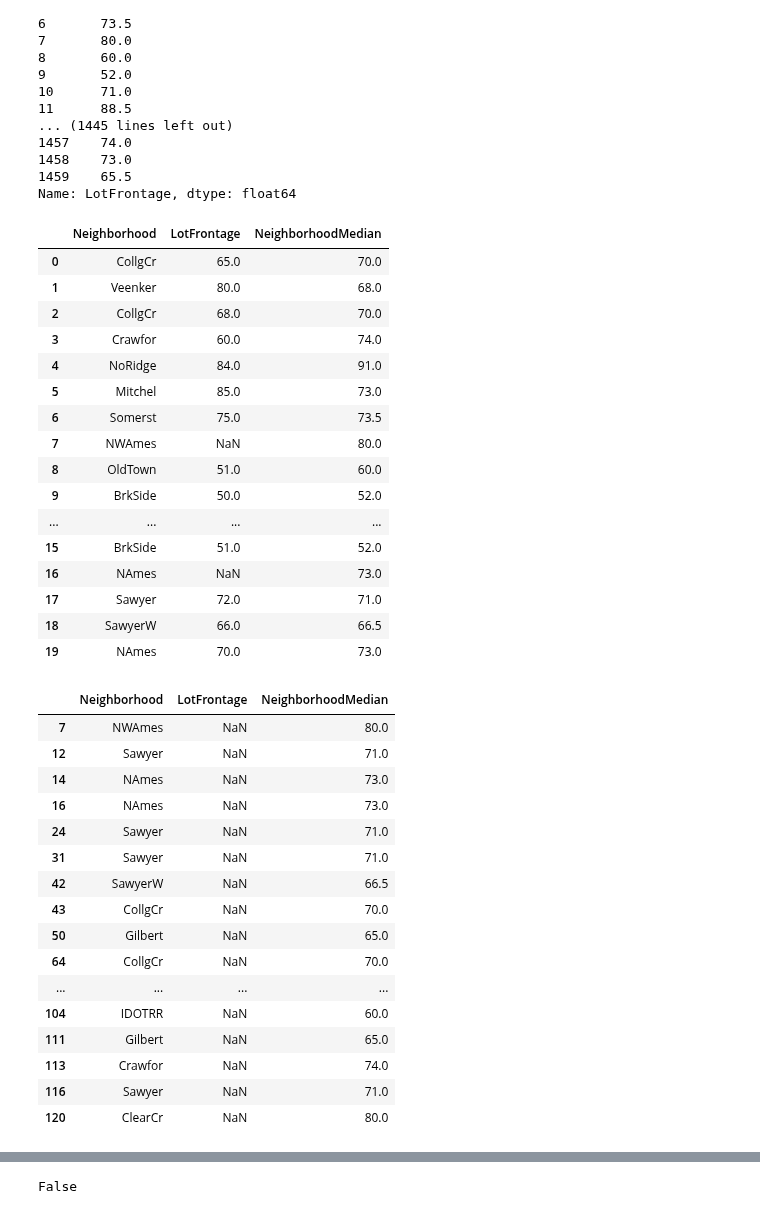
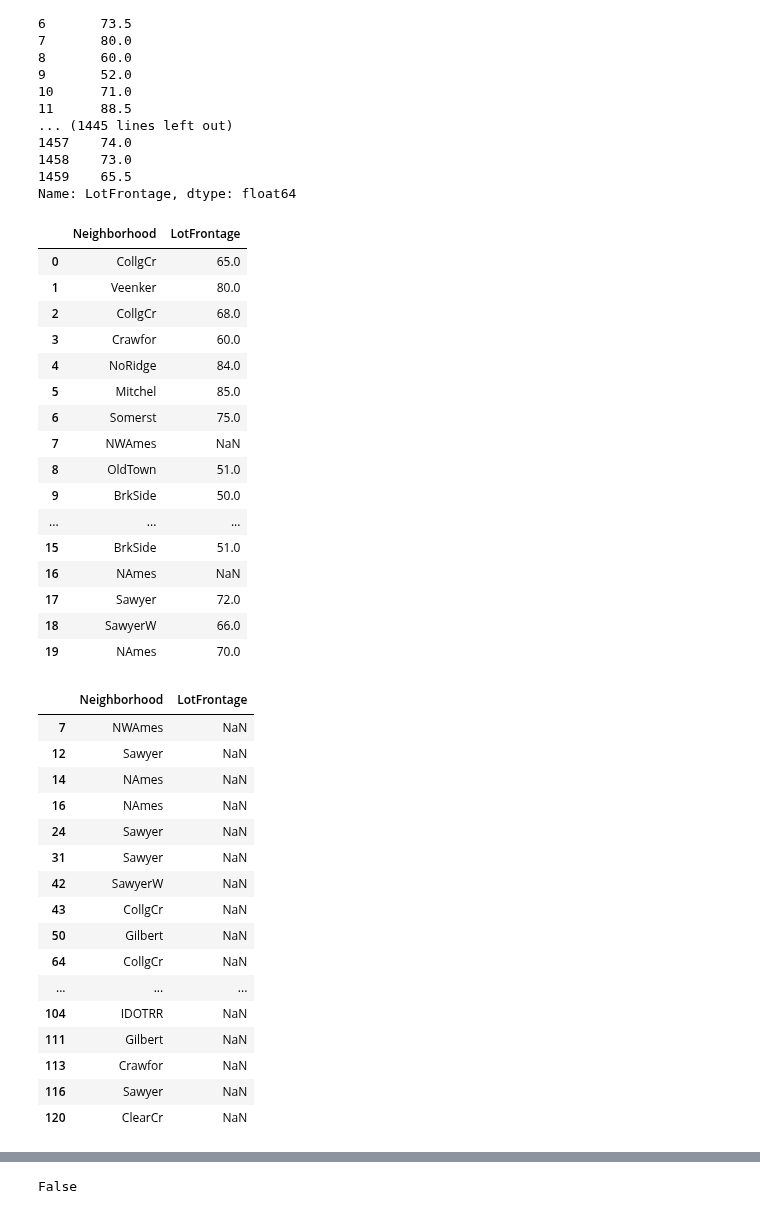
Before and after one commit to kogimurio/house_sales_prediction, a Jupyter notebook: saales_price_predictions.ipynb, the cells around one changed output, grey strips where cells are left out. Cells and saved outputs as stored; diff of their text form; code cells hidden in the pictures.

```diff
--- a/saales_price_predictions.ipynb
+++ b/saales_price_predictions.ipynb
@@ -1042,42 +1058,42 @@ dataset.groupby('Neighborhood')['LotFrontage'].transform('median')
 1459    65.5
 Name: LotFrontage, dtype: float64
 # %%
-dataset[['Neighborhood', 'LotFrontage', 'NeighborhoodMedian']].head(20)
+dataset[['Neighborhood', 'LotFrontage']].head(20)
 # %% [output]
-|  | Neighborhood | LotFrontage | NeighborhoodMedian |
-| 0 | CollgCr | 65.0 | 70.0 |
-| 1 | Veenker | 80.0 | 68.0 |
-| 2 | CollgCr | 68.0 | 70.0 |
-| 3 | Crawfor | 60.0 | 74.0 |
-| 4 | NoRidge | 84.0 | 91.0 |
-| 5 | Mitchel | 85.0 | 73.0 |
-| 6 | Somerst | 75.0 | 73.5 |
-| 7 | NWAmes | NaN | 80.0 |
-| 8 | OldTown | 51.0 | 60.0 |
-| 9 | BrkSide | 50.0 | 52.0 |
-| ... | ... | ... | ... |
-| 15 | BrkSide | 51.0 | 52.0 |
-| 16 | NAmes | NaN | 73.0 |
-| 17 | Sawyer | 72.0 | 71.0 |
-| 18 | SawyerW | 66.0 | 66.5 |
-| 19 | NAmes | 70.0 | 73.0 |
+|  | Neighborhood | LotFrontage |
+| 0 | CollgCr | 65.0 |
+| 1 | Veenker | 80.0 |
+| 2 | CollgCr | 68.0 |
+| 3 | Crawfor | 60.0 |
+| 4 | NoRidge | 84.0 |
+| 5 | Mitchel | 85.0 |
+| 6 | Somerst | 75.0 |
+| 7 | NWAmes | NaN |
+| 8 | OldTown | 51.0 |
+| 9 | BrkSide | 50.0 |
+| ... | ... | ... |
+| 15 | BrkSide | 51.0 |
+| 16 | NAmes | NaN |
+| 17 | Sawyer | 72.0 |
+| 18 | SawyerW | 66.0 |
+| 19 | NAmes | 70.0 |
 # %%
-dataset[dataset['LotFrontage'].isnull()][['Neighborhood', 'LotFrontage', 'NeighborhoodMedian']].head(20)
+dataset[dataset['LotFrontage'].isnull()][['Neighborhood', 'LotFrontage']].head(20)
 # %% [output]
-|  | Neighborhood | LotFrontage | NeighborhoodMedian |
-| 7 | NWAmes | NaN | 80.0 |
-| 12 | Sawyer | NaN | 71.0 |
-| 14 | NAmes | NaN | 73.0 |
-| 16 | NAmes | NaN | 73.0 |
-| 24 | Sawyer | NaN | 71.0 |
-| 31 | Sawyer | NaN | 71.0 |
-| 42 | SawyerW | NaN | 66.5 |
-| 43 | CollgCr | NaN | 70.0 |
-| 50 | Gilbert | NaN | 65.0 |
-| 64 | CollgCr | NaN | 70.0 |
-| ... | ... | ... | ... |
-| 104 | IDOTRR | NaN | 60.0 |
-| 111 | Gilbert | NaN | 65.0 |
-| 113 | Crawfor | NaN | 74.0 |
-| 116 | Sawyer | NaN | 71.0 |
-| 120 | ClearCr | NaN | 80.0 |
+|  | Neighborhood | LotFrontage |
+| 7 | NWAmes | NaN |
+| 12 | Sawyer | NaN |
+| 14 | NAmes | NaN |
+| 16 | NAmes | NaN |
+| 24 | Sawyer | NaN |
+| 31 | Sawyer | NaN |
+| 42 | SawyerW | NaN |
+| 43 | CollgCr | NaN |
+| 50 | Gilbert | NaN |
+| 64 | CollgCr | NaN |
+| ... | ... | ... |
+| 104 | IDOTRR | NaN |
+| 111 | Gilbert | NaN |
+| 113 | Crawfor | NaN |
+| 116 | Sawyer | NaN |
+| 120 | ClearCr | NaN |
```
Also changed, not shown: parts of 24 cells of this notebook.
